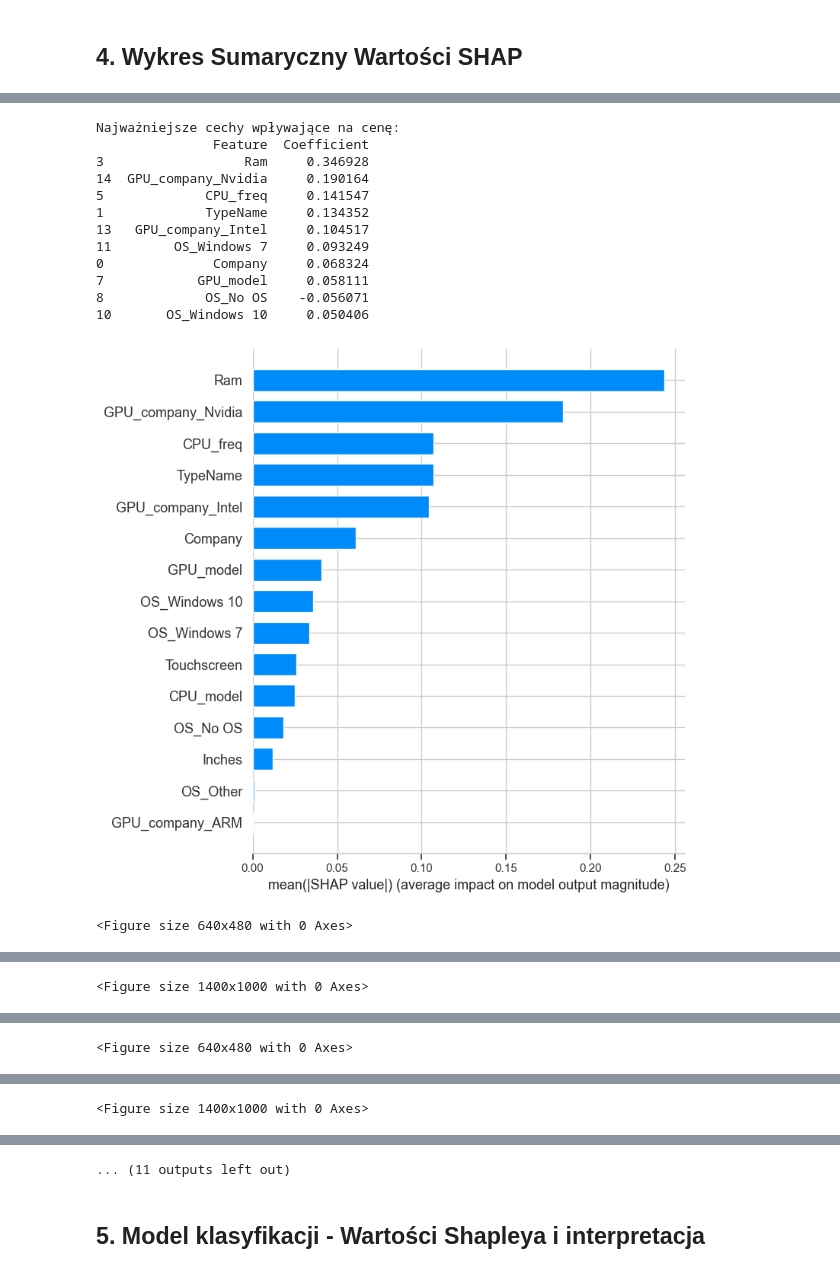
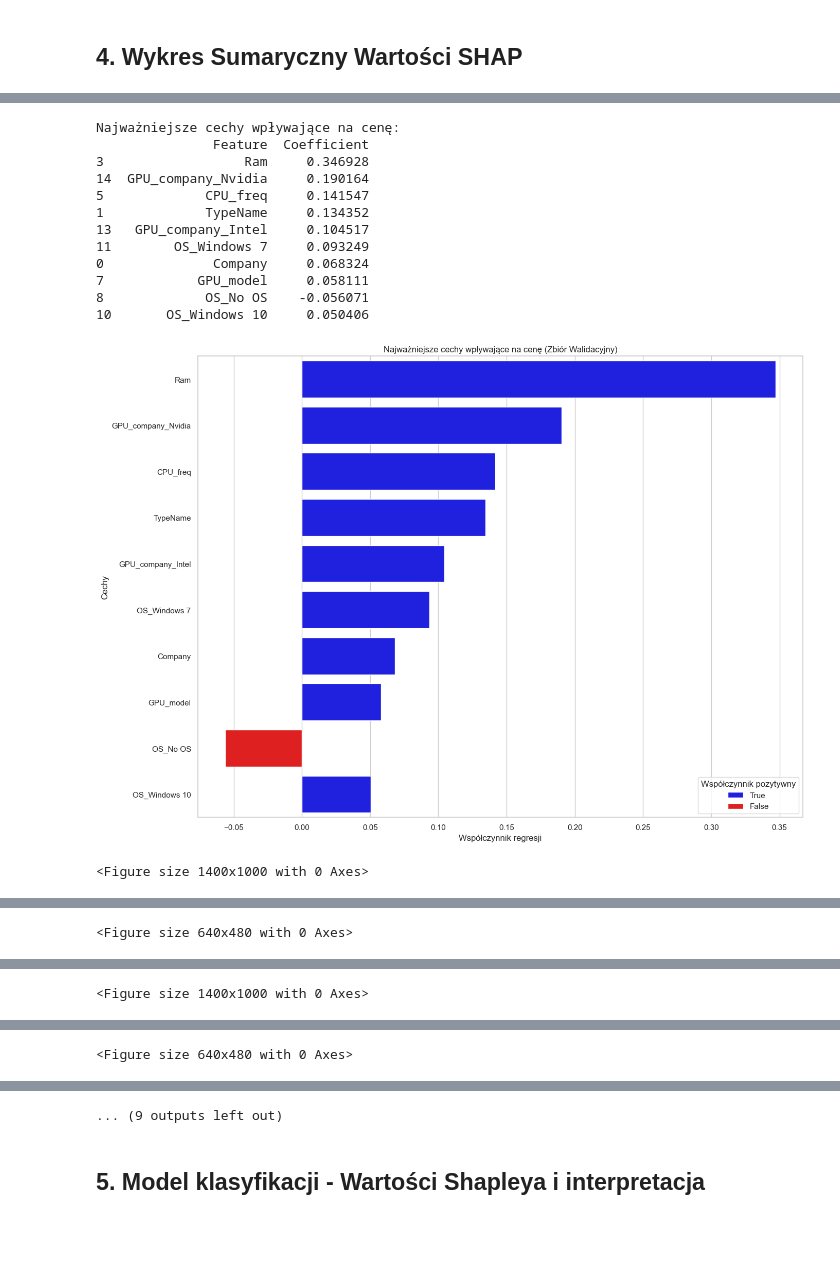
Before and after one commit to Piotr-Goraj/wsb-si-classification, a Jupyter notebook: ai_models.ipynb, the cells around one changed output, grey strips where cells are left out. Drawn from its saved outputs; the diff is of its cells as text; code cells hidden in the pictures; blank space fills up the shorter version.

```diff
--- a/ai_models.ipynb
+++ b/ai_models.ipynb
@@ -74,16 +74,16 @@ test_model_data = pd.read_csv(TEST_FILE_PATH)
 # %% [markdown]
 ## 4. Wykres Sumaryczny Wartości SHAP
 # %%
+
 # Import niezbędnych bibliotek
 import pandas as pd
 import numpy as np
 from sklearn.linear_model import LinearRegression
-from sklearn.metrics import r2_score
+from sklearn.metrics import r2_score, mean_absolute_error, mean_squared_error
 from sklearn.preprocessing import StandardScaler
 import shap
 import matplotlib.pyplot as plt
 import seaborn as sns
-import joblib  # Do zapisywania i ładowania obiektów
 
 # Konfiguracja stylu wykresów
 sns.set(style="whitegrid")
@@ -149,7 +149,12 @@ regression_model.fit(X_train_scaled_df, y_train)
 # 5. Walidacja modelu
 y_val_pred = regression_model.predict(X_val_scaled_df)
 r2_val = r2_score(y_val, y_val_pred)
+mae_val = mean_absolute_error(y_val, y_val_pred)
+rmse_val = np.sqrt(mean_squared_error(y_val, y_val_pred))
+
 print("\nWynik R² na zbiorze walidacyjnym:", r2_val)
+print("Mean Absolute Error (MAE) na zbiorze walidacyjnym:", mae_val)
+print("Root Mean Squared Error (RMSE) na zbiorze walidacyjnym:", rmse_val)
 
 # Obliczenie reszt
 residuals_val = y_val - y_val_pred
@@ -166,7 +171,7 @@ plt.plot(
     lw=2,
     label='Idealne dopasowanie'
 )
-plt.title("Rzeczywiste vs. Przewidywane wartości (Zbiór walidacyjny)")
+plt.title("Rzeczywiste vs. Przewidywane wartości (Zbiór Walidacyjny)")
 plt.xlabel("Rzeczywiste wartości (Price_euros)")
 plt.ylabel("Przewidywane wartości (Price_euros)")
 plt.legend()
@@ -177,7 +182,7 @@ plt.show()
 plt.figure(figsize=(12, 8))
 sns.scatterplot(x=y_val_pred, y=residuals_val, alpha=0.6, color='green')
 plt.axhline(0, color='red', linestyle='--', lw=2, label="Linia zerowa")
-plt.title("Wykres reszt (Zbiór walidacyjny)")
+plt.title("Wykres reszt (Zbiór Walidacyjny)")
 plt.xlabel("Przewidywane wartości (Price_euros)")
 plt.ylabel("Reszty")
 plt.legend()
@@ -188,7 +193,7 @@ plt.show()
 plt.figure(figsize=(12, 8))
 sns.histplot(residuals_val, kde=True, bins=30, color='purple', alpha=0.7)
 plt.axvline(0, color='red', linestyle='--', lw=2, label="Linia zerowa")
-plt.title("Histogram błędów (reszt) (Zbiór walidacyjny)")
+plt.title("Histogram błędów (reszt) (Zbiór Walidacyjny)")
 plt.xlabel("Reszty")
 plt.ylabel("Częstość")
 plt.legend()
@@ -206,19 +211,33 @@ coefficients = pd.DataFrame({
     'Feature': X_train_encoded.columns,
     'Coefficient': regression_model.coef_
 })
-coefficients['Importance'] = coefficients['Coefficient'].abs()
-coefficients = coefficients.sort_values(by='Importance', ascending=False)
+coefficients['Sign'] = coefficients['Coefficient'] > 0
+coefficients['Sign'] = coefficients['Sign'].astype(str)  # Konwersja do stringów 'True'/'False'
+
+# Sortowanie cech według absolutnej wartości współczynnika
+coefficients = coefficients.reindex(coefficients['Coefficient'].abs().sort_values(ascending=False).index)
 
 print("\nNajważniejsze cechy wpływające na cenę:")
 print(coefficients[['Feature', 'Coefficient']].head(10))
 
-# Zwiększenie rozmiaru wykresu i rotacja etykiet
+# Wykres barplot z różnymi kolorami dla dodatnich i ujemnych współczynników
 plt.figure(figsize=(14, 10))
-shap.summary_plot(shap_values, X_val_encoded, plot_type="bar")
+sns.barplot(
+    x='Coefficient',
+    y='Feature',
+    hue='Sign',
+    data=coefficients.head(10),
+    dodge=False,
+    palette={'True': 'blue', 'False': 'red'}
+)
+plt.title('Najważniejsze cechy wpływające na cenę (Zbiór Walidacyjny)')
+plt.xlabel('Współczynnik regresji')
+plt.ylabel('Cechy')
+plt.legend(title='Współczynnik pozytywny', loc='best')
 plt.tight_layout()
 plt.show()
 
-# Automatyczne tworzenie wykresów zależności dla top 5 cech
+# Tworzenie wykresów zależności SHAP dla top 5 cech
 top_features = coefficients['Feature'].head(5).values
 for feature in top_features:
     if feature in X_val_encoded.columns:
@@ -228,28 +247,6 @@ for feature in top_features:
         plt.show()
     else:
         print(f"Cecha '{feature}' nie istnieje w danych walidacyjnych.")
-
-# 8. Zapisanie niezbędnych obiektów do plików
-
-# Zapisz model regresji
-joblib.dump(regression_model, 'regression_model.pkl')
-
-# Zapisz scaler
-joblib.dump(scaler, 'scaler.pkl')
-
-# Zapisz kolumny cech
-joblib.dump(X_train_encoded.columns, 'feature_columns.pkl')
-
-# Zapisz współczynniki
-joblib.dump(coefficients, 'coefficients.pkl')
-
-# Zapisz top_features
-joblib.dump(top_features, 'top_features.pkl')
-
-# Zapisz explainer SHAP
-joblib.dump(explainer, 'shap_explainer.pkl')
-
-print("\nZapisano modele i inne obiekty do plików.")
 # %% [output]
 Brakujące wartości w danych treningowych:
 Company               0
@@ -271,17 +268,17 @@ Wynik R² na zbiorze walidacyjnym: 0.747635025532272
 [figure]
 [figure]
 [figure]
 Najważniejsze cechy wpływające na cenę:
                Feature  Coefficient
 3                  Ram     0.346928
 14  GPU_company_Nvidia     0.190164
 5             CPU_freq     0.141547
 1             TypeName     0.134352
 13   GPU_company_Intel     0.104517
 11        OS_Windows 7     0.093249
 0              Company     0.068324
 7            GPU_model     0.058111
 8             OS_No OS    -0.056071
 10       OS_Windows 10     0.050406
-[figure, old version]
+[figure, new version]
-<Figure size 640x480 with 0 Axes>
+<Figure size 1400x1000 with 0 Axes>
@@ -288 +286 @@ Najważniejsze cechy wpływające na cenę:
-<Figure size 1400x1000 with 0 Axes>
+<Figure size 640x480 with 0 Axes>
@@ -290 +287 @@ Najważniejsze cechy wpływające na cenę:
-<Figure size 640x480 with 0 Axes>
+<Figure size 1400x1000 with 0 Axes>
@@ -291 +289 @@ Najważniejsze cechy wpływające na cenę:
-<Figure size 1400x1000 with 0 Axes>
+<Figure size 640x480 with 0 Axes>
@@ -293,4 +290,4 @@ Najważniejsze cechy wpływające na cenę:
-... (11 outputs left out)
+... (9 outputs left out)
 # %% [markdown]
 ## 5. Model klasyfikacji - Wartości Shapleya i interpretacja
 # %%
```
Also changed, not shown: parts of 2 cells of this notebook.
